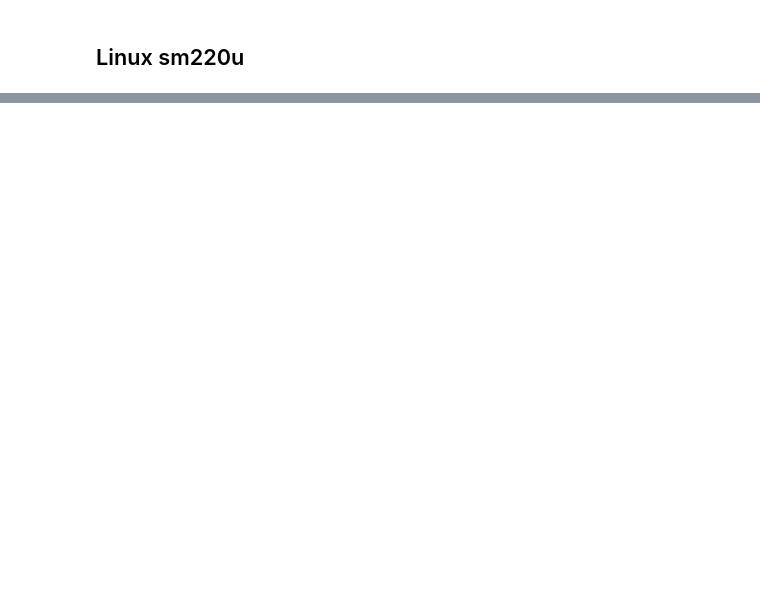
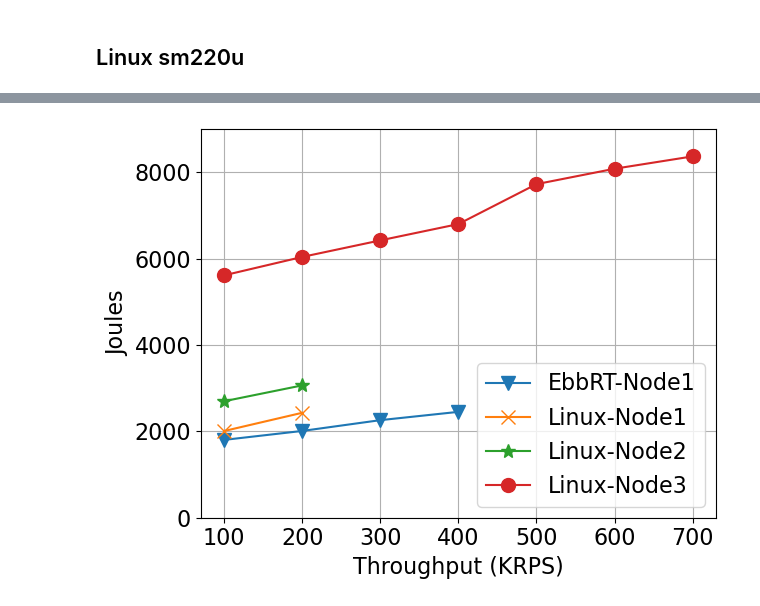
Before and after one commit to handong32/cloudlab, a Jupyter notebook: baremetal_ebbrt/hotcarbon_silo.ipynb, the cells around one changed output, grey strips where cells are left out. Saved outputs shown, nothing was run; the diff lists cells and outputs as text; code cells hidden in the pictures; blank space fills up the shorter version.

```diff
--- a/baremetal_ebbrt/hotcarbon_silo.ipynb
+++ b/baremetal_ebbrt/hotcarbon_silo.ipynb
@@ -411,0 +424,19 @@ dflinux_sm220u
+# %%
+fs=16
+plt.rc('axes', labelsize=fs)    # fontsize of the x and y labels
+plt.rc('xtick', labelsize=fs)    # fontsize of the tick labels
+plt.rc('ytick', labelsize=fs)    # fontsize of the tick labels
+
+for df in [dfebbrt, dflinux_c220g1, dflinux_c220g5, dflinux_sm220u]:
+    plt.plot(df['kqps'][:-1], df['joules'][:-1], marker=ms[str(df['type'].unique()[0])], markersize=10, ls='-', label=str(df['type'].unique()[0]))
+plt.xlabel("Throughput (KRPS)", fontsize=fs)
+plt.ylabel("Joules", fontsize=fs)
+plt.ylim(bottom=0,top=9000)
+plt.grid()
+plt.legend(ncols=1, fontsize=fs, loc='lower right')
+plt.tight_layout()
+plt.savefig("silo_joules.pdf")
+
+#plt.show()
+# %% [output]
+[figure, added]
```
Also changed, not shown: parts of 8 cells of this notebook, 10 other files.
